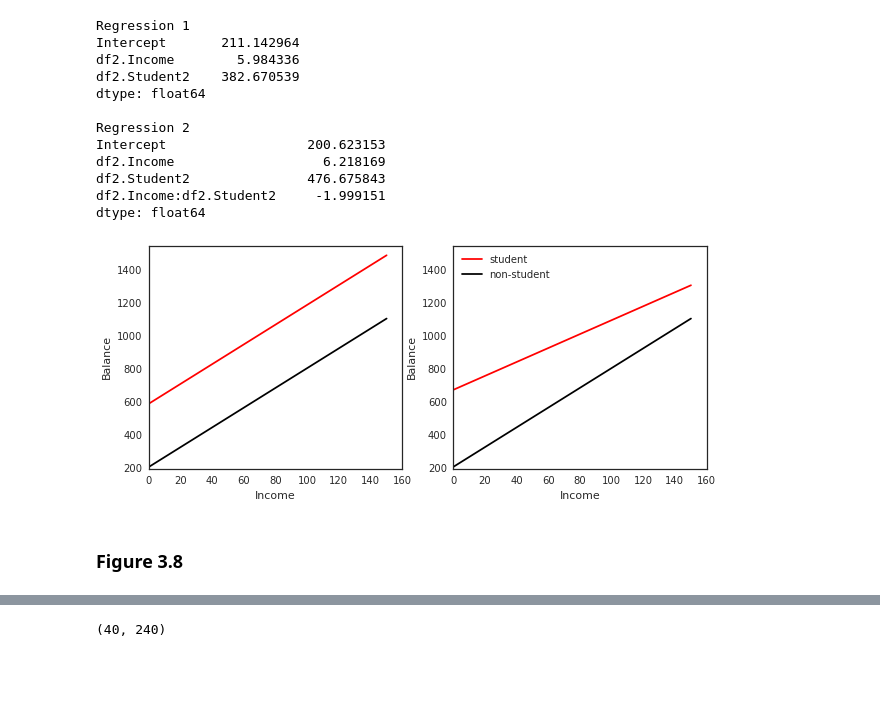
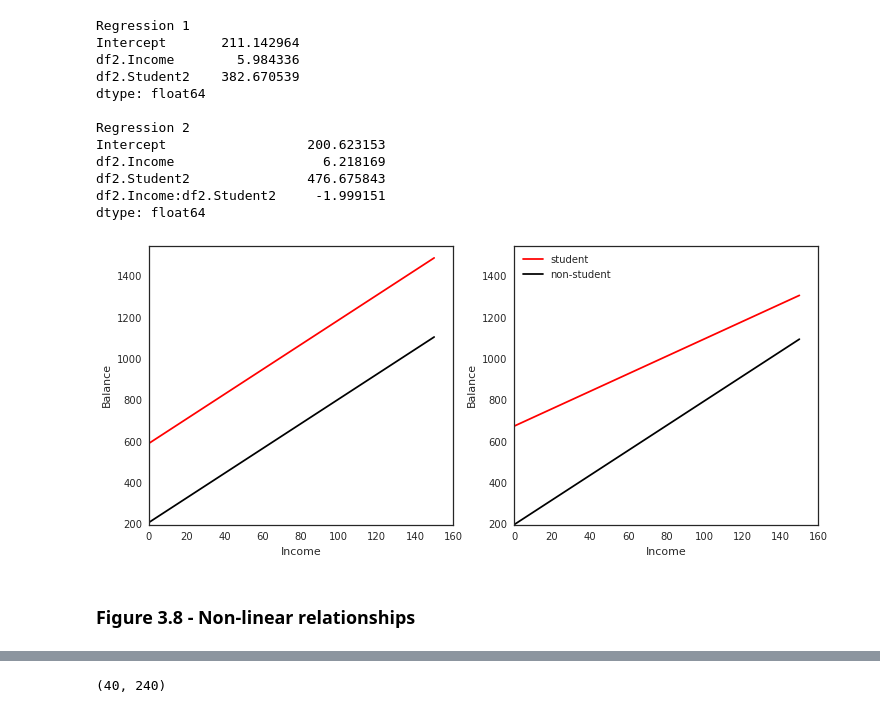
Before and after one commit to JWarmenhoven/ISLR-python, a Jupyter notebook: Chapter 3.ipynb, the cells around one changed output, grey strips where cells are left out. Saved outputs shown, nothing was run; the diff lists cells and outputs as text; code cells hidden in the pictures; blank space fills up the shorter version.

```diff
--- a/Chapter 3.ipynb
+++ b/Chapter 3.ipynb
@@ -399,24 +400,25 @@ dtype: float64
 # %%
 income = np.linspace(0,150)
 student1 = np.linspace(regr1['Intercept']+regr1['df2.Student2'],
                        regr1['Intercept']+regr1['df2.Student2']+150*+regr1['df2.Income'])
 student2 = np.linspace(regr2['Intercept']+regr2['df2.Student2'],
                        regr2['Intercept']+regr2['df2.Student2']+150*(regr2['df2.Income']+regr2['df2.Income:df2.Student2']))
-non_student =  np.linspace(regr.intercept_, 150*regr.coef_[0,0]+regr.intercept_)
+non_student1 =  np.linspace(regr1['Intercept'], 150*regr1['df2.Income']+regr1['Intercept'])
+non_student2 =  np.linspace(regr2['Intercept'], 150*regr1['df2.Income']+regr2['Intercept'])
 
-fig, (ax1,ax2) = plt.subplots(1,2, figsize=(10,4))
-ax1.plot(income, student1, 'r', income, non_student, 'k')
-ax2.plot(income, student2, 'r', income, non_student, 'k')
+fig, (ax1,ax2) = plt.subplots(1,2, figsize=(12,5))
+ax1.plot(income, student1, 'r', income, non_student1, 'k')
+ax2.plot(income, student2, 'r', income, non_student2, 'k')
 ax2.legend(['student', 'non-student'], loc=2)
 
 for ax in fig.axes:
     ax.set_xlabel('Income')
     ax.set_ylabel('Balance')
     ax.set_ylim(ymax=1550)
 # %% [output]
-[figure, old version]
+[figure, new version]
 # %% [markdown]
-### Figure 3.8
+### Figure 3.8 - Non-linear relationships
 # %%
 df3['horsepower2'] = df3.horsepower**2
 df3.head(3)
```
Also changed, not shown: parts of 19 cells of this notebook, 1 other file.
